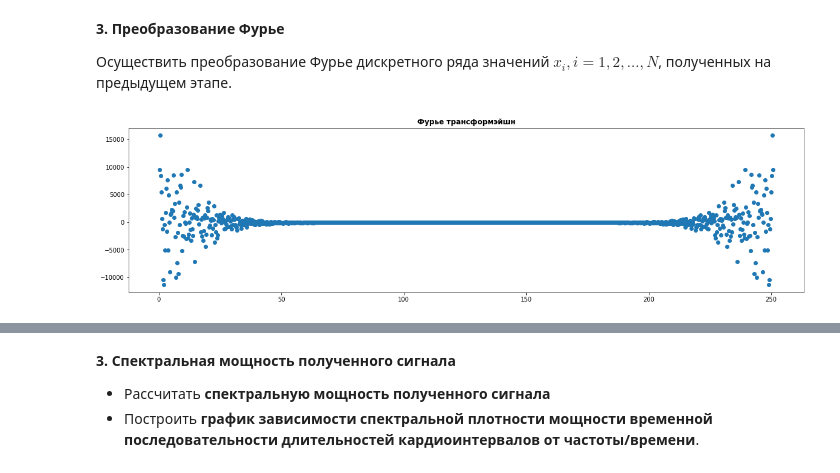
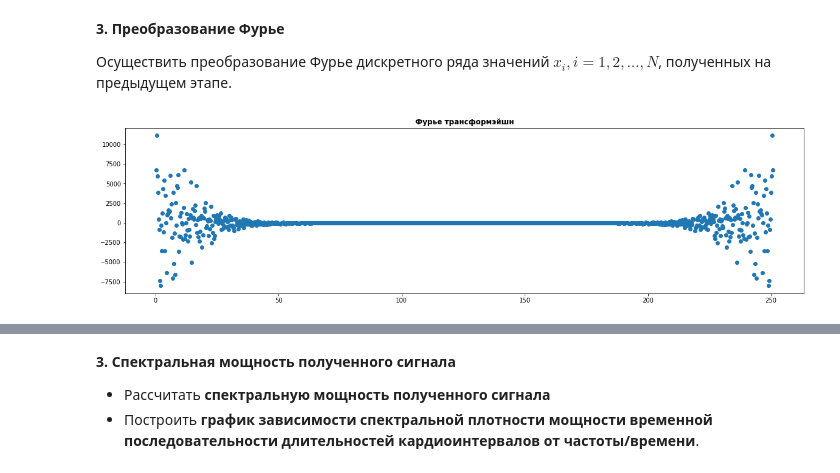
Before and after one commit to TohaRhymes/biometrics_itmo_spring2020, a Jupyter notebook: lab4_heart_variability/report.ipynb, the cells around one changed output, grey strips where cells are left out. Drawn from its saved outputs; the diff is of its cells as text; code cells hidden in the pictures.

```diff
--- a/lab4_heart_variability/report.ipynb
+++ b/lab4_heart_variability/report.ipynb
@@ -90,13 +90,13 @@ plt.show()
 
 Осуществить преобразование Фурье дискретного ряда значений $x_i , i = 1, 2, ..., N$, полученных на предыдущем этапе.
 # %%
-from numpy.fft import fft
+from scipy.fft import fft
 
-##Не забудем нормировать умножением на sqrt(2)
-sample_fourier = fft(values, n=2*n_batch)*math.sqrt(2)
+
+sample_fourier = fft(values, n=2*n_batch)
 plt.figure(figsize=(20, 5))
 plt.title("Фурье трансформэйшн", fontweight="bold")
 plt.plot(time[1:], sample_fourier[1:], 'o')
 plt.show()
 # %% [output]
-[figure, old version]
+[figure, new version]
```
Also changed, not shown: parts of 10 cells of this notebook, 33 other files.
